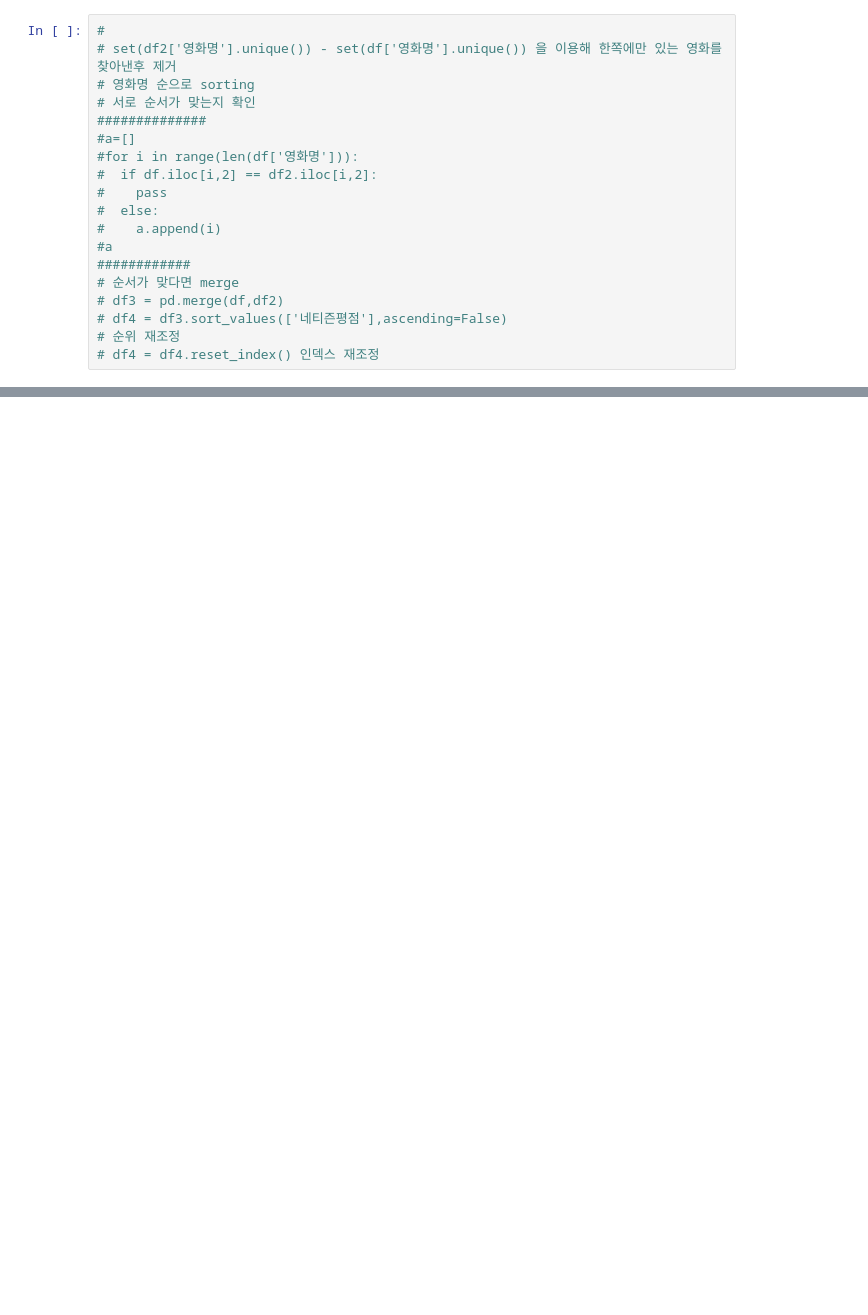
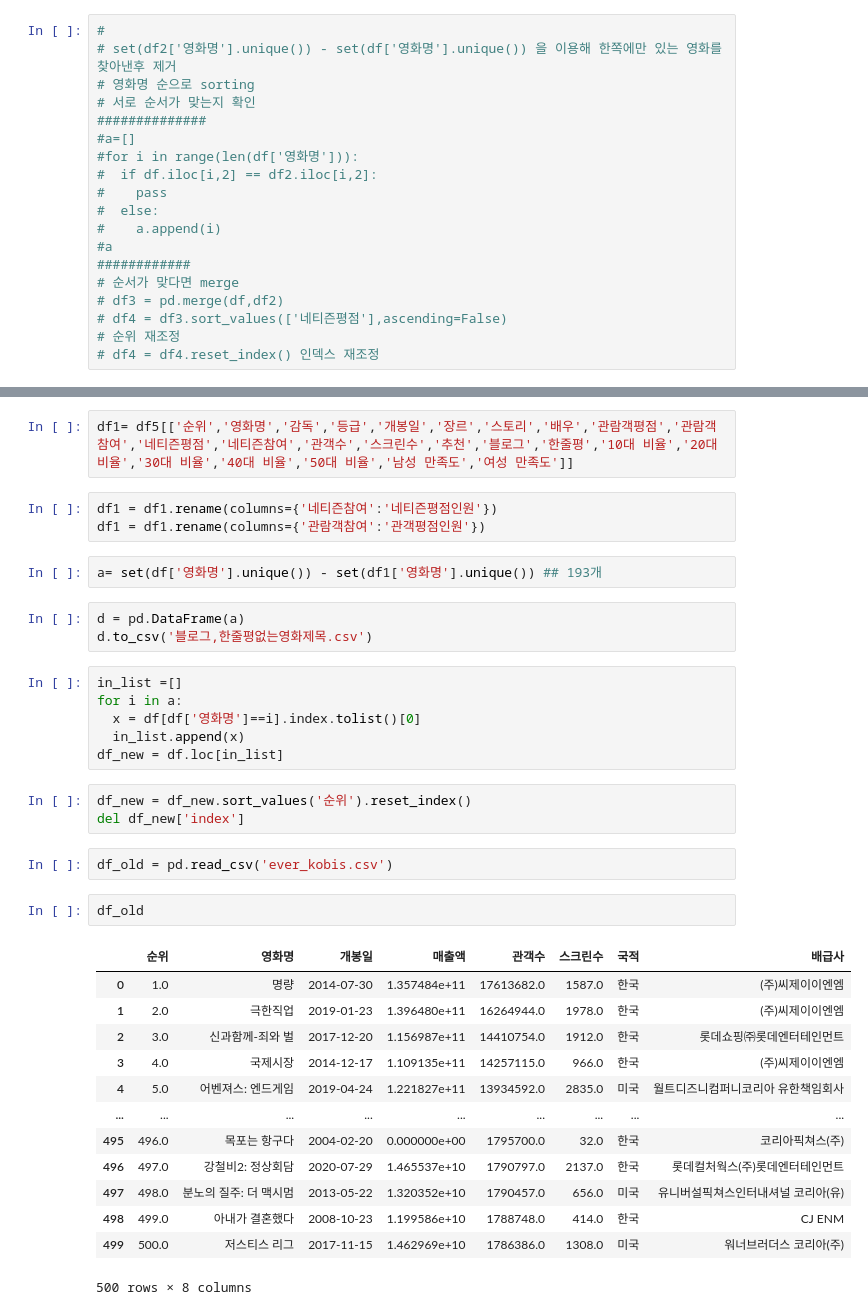
Before and after one commit to GwonSeop/-, a Jupyter notebook: 첫번째_프로젝트/04자료합치기.ipynb, the cells around one changed output, grey strips where cells are left out. Drawn from its saved outputs; the diff is of its cells as text; blank space fills up the shorter version.

```diff
--- a/첫번째_프로젝트/04자료합치기.ipynb
+++ b/첫번째_프로젝트/04자료합치기.ipynb
@@ -170,0 +253,37 @@ Name: 1958, dtype: object
+# %%
+df1= df5[['순위','영화명','감독','등급','개봉일','장르','스토리','배우','관람객평점','관람객참여','네티즌평점','네티즌참여','관객수','스크린수','추천','블로그','한줄평','10대 비율','20대 비율','30대 비율','40대 비율','50대 비율','남성 만족도','여성 만족도']]
+# %%
+df1 = df1.rename(columns={'네티즌참여':'네티즌평점인원'})
+df1 = df1.rename(columns={'관람객참여':'관객평점인원'})
+# %%
+a= set(df['영화명'].unique()) - set(df1['영화명'].unique()) ## 193개
+# %%
+d = pd.DataFrame(a)
+d.to_csv('블로그,한줄평없는영화제목.csv')
+# %%
+in_list =[]
+for i in a:
+  x = df[df['영화명']==i].index.tolist()[0]
+  in_list.append(x)
+df_new = df.loc[in_list]
+# %%
+df_new = df_new.sort_values('순위').reset_index()
+del df_new['index']
+# %%
+df_old = pd.read_csv('ever_kobis.csv')
+# %%
+df_old
+# %% [output]
+|  | 순위 | 영화명 | 개봉일 | 매출액 | 관객수 | 스크린수 | 국적 | 배급사 |
+| 0 | 1.0 | 명량 | 2014-07-30 | 1.357484e+11 | 17613682.0 | 1587.0 | 한국 | (주)씨제이이엔엠 |
+| 1 | 2.0 | 극한직업 | 2019-01-23 | 1.396480e+11 | 16264944.0 | 1978.0 | 한국 | (주)씨제이이엔엠 |
+| 2 | 3.0 | 신과함께-죄와 벌 | 2017-12-20 | 1.156987e+11 | 14410754.0 | 1912.0 | 한국 | 롯데쇼핑㈜롯데엔터테인먼트 |
+| 3 | 4.0 | 국제시장 | 2014-12-17 | 1.109135e+11 | 14257115.0 | 966.0 | 한국 | (주)씨제이이엔엠 |
+| 4 | 5.0 | 어벤져스: 엔드게임 | 2019-04-24 | 1.221827e+11 | 13934592.0 | 2835.0 | 미국 | 월트디즈니컴퍼니코리아 유한책임회사 |
+| ... | ... | ... | ... | ... | ... | ... | ... | ... |
+| 495 | 496.0 | 목포는 항구다 | 2004-02-20 | 0.000000e+00 | 1795700.0 | 32.0 | 한국 | 코리아픽쳐스(주) |
+| 496 | 497.0 | 강철비2: 정상회담 | 2020-07-29 | 1.465537e+10 | 1790797.0 | 2137.0 | 한국 | 롯데컬처웍스(주)롯데엔터테인먼트 |
+| 497 | 498.0 | 분노의 질주: 더 맥시멈 | 2013-05-22 | 1.320352e+10 | 1790457.0 | 656.0 | 미국 | 유니버설픽쳐스인터내셔널 코리아(유) |
+| 498 | 499.0 | 아내가 결혼했다 | 2008-10-23 | 1.199586e+10 | 1788748.0 | 414.0 | 한국 | CJ ENM |
+| 499 | 500.0 | 저스티스 리그 | 2017-11-15 | 1.462969e+10 | 1786386.0 | 1308.0 | 미국 | 워너브러더스 코리아(주) |
+500 rows × 8 columns
```
Also changed, not shown: parts of 47 cells of this notebook, 1 other file.
